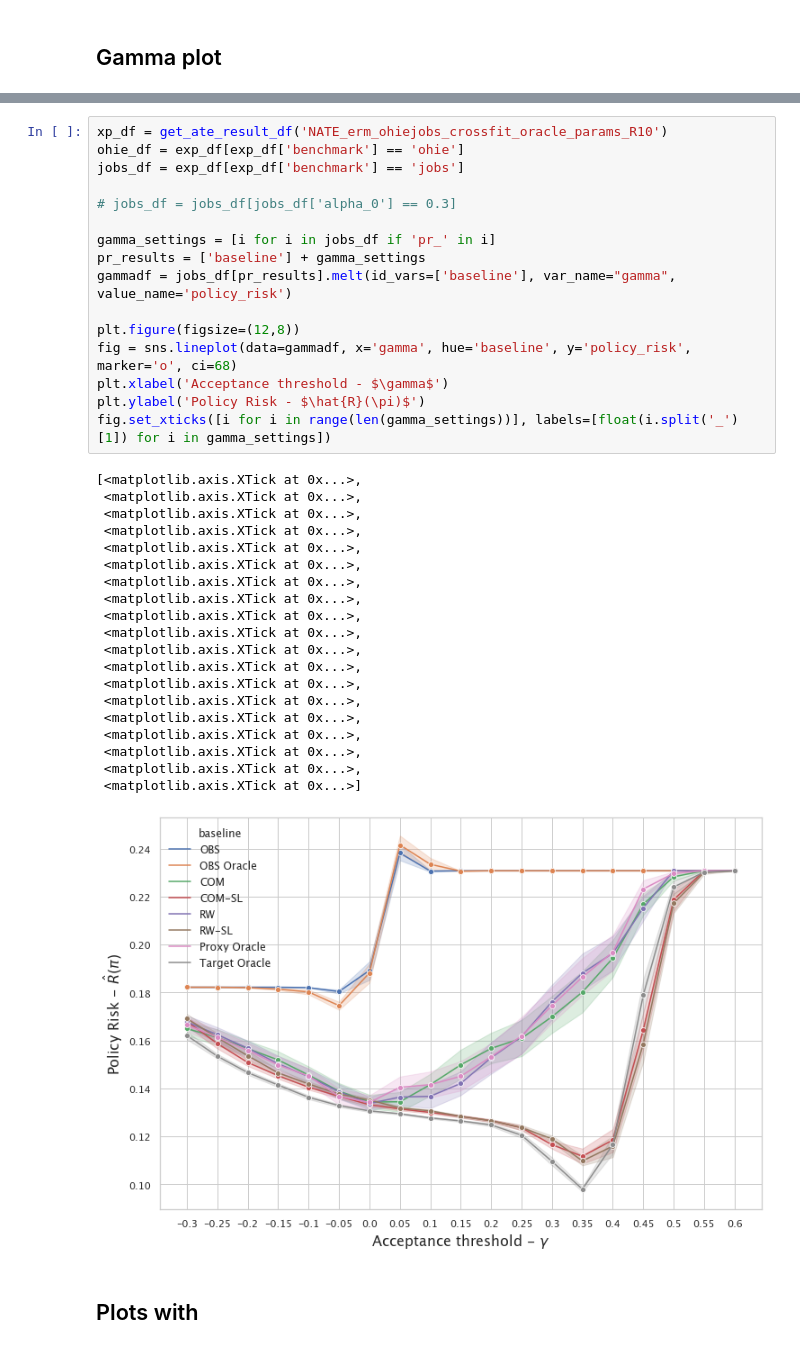
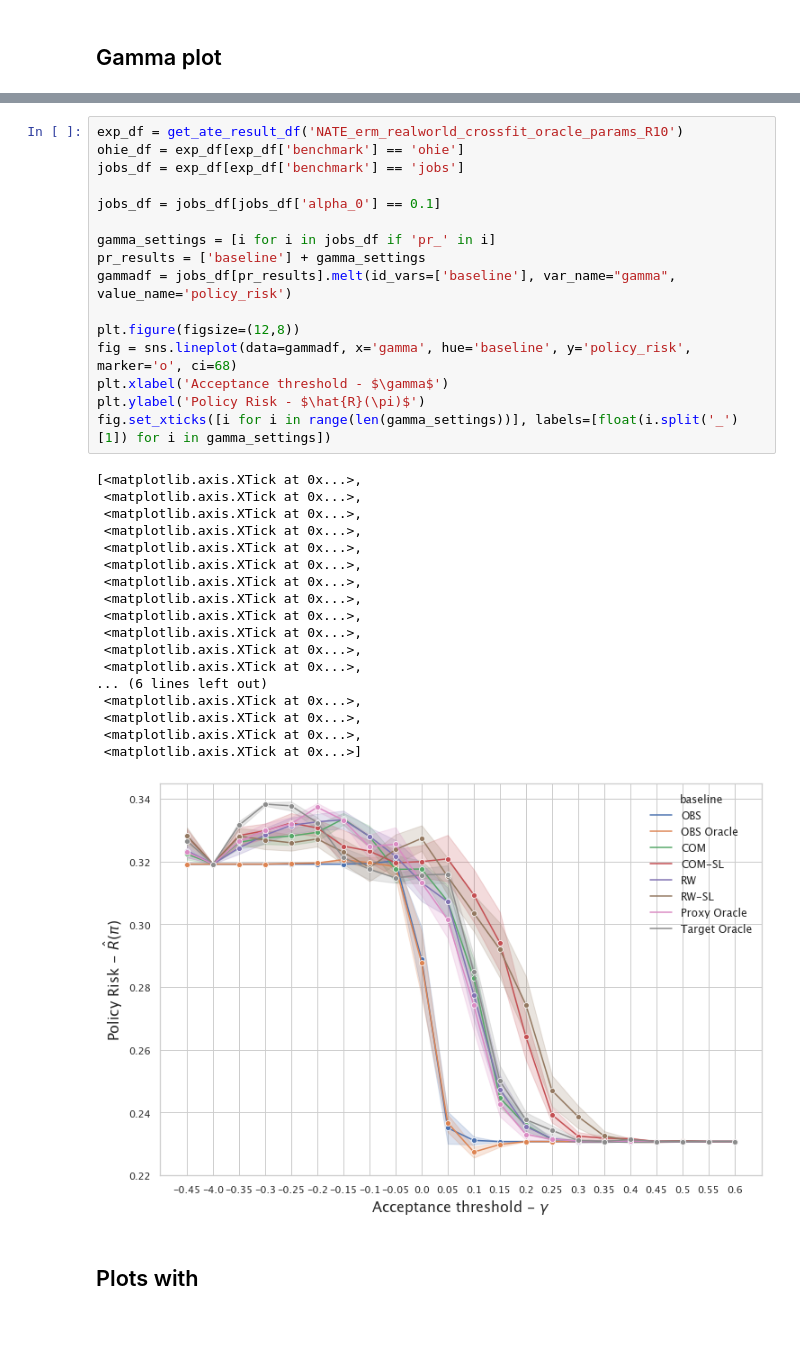
Before and after one commit to lguerdan/counterfactual-decision-support, a Jupyter notebook: notebook_results.ipynb, the cells around one changed output, grey strips where cells are left out. Drawn from its saved outputs; the diff is of its cells as text.

```diff
--- a/notebook_results.ipynb
+++ b/notebook_results.ipynb
@@ -190,39 +170,37 @@ gamma_settings
 # %%
-xp_df = get_ate_result_df('NATE_erm_ohiejobs_crossfit_oracle_params_R10')
+exp_df = get_ate_result_df('NATE_erm_realworld_crossfit_oracle_params_R10')
 ohie_df = exp_df[exp_df['benchmark'] == 'ohie']
 jobs_df = exp_df[exp_df['benchmark'] == 'jobs']
 
-# jobs_df = jobs_df[jobs_df['alpha_0'] == 0.3]
+jobs_df = jobs_df[jobs_df['alpha_0'] == 0.1]
 
 gamma_settings = [i for i in jobs_df if 'pr_' in i]
 pr_results = ['baseline'] + gamma_settings
 gammadf = jobs_df[pr_results].melt(id_vars=['baseline'], var_name="gamma", value_name='policy_risk')
 
 plt.figure(figsize=(12,8))
 fig = sns.lineplot(data=gammadf, x='gamma', hue='baseline', y='policy_risk', marker='o', ci=68)
 plt.xlabel('Acceptance threshold - $\gamma$')
 plt.ylabel('Policy Risk - $\hat{R}(\pi)$')
 fig.set_xticks([i for i in range(len(gamma_settings))], labels=[float(i.split('_')[1]) for i in gamma_settings])
 # %% [output]
 [<matplotlib.axis.XTick at 0x...>,
  <matplotlib.axis.XTick at 0x...>,
  <matplotlib.axis.XTick at 0x...>,
  <matplotlib.axis.XTick at 0x...>,
  <matplotlib.axis.XTick at 0x...>,
  <matplotlib.axis.XTick at 0x...>,
  <matplotlib.axis.XTick at 0x...>,
  <matplotlib.axis.XTick at 0x...>,
  <matplotlib.axis.XTick at 0x...>,
  <matplotlib.axis.XTick at 0x...>,
  <matplotlib.axis.XTick at 0x...>,
  <matplotlib.axis.XTick at 0x...>,
- <matplotlib.axis.XTick at 0x...>,
- <matplotlib.axis.XTick at 0x...>,
- <matplotlib.axis.XTick at 0x...>,
+... (6 lines left out)
  <matplotlib.axis.XTick at 0x...>,
  <matplotlib.axis.XTick at 0x...>,
  <matplotlib.axis.XTick at 0x...>,
  <matplotlib.axis.XTick at 0x...>]
-[figure, old version]
+[figure, new version]
 # %% [markdown]
 ## Plots with
```
Also changed, not shown: parts of 8 cells of this notebook, 4 other files.
